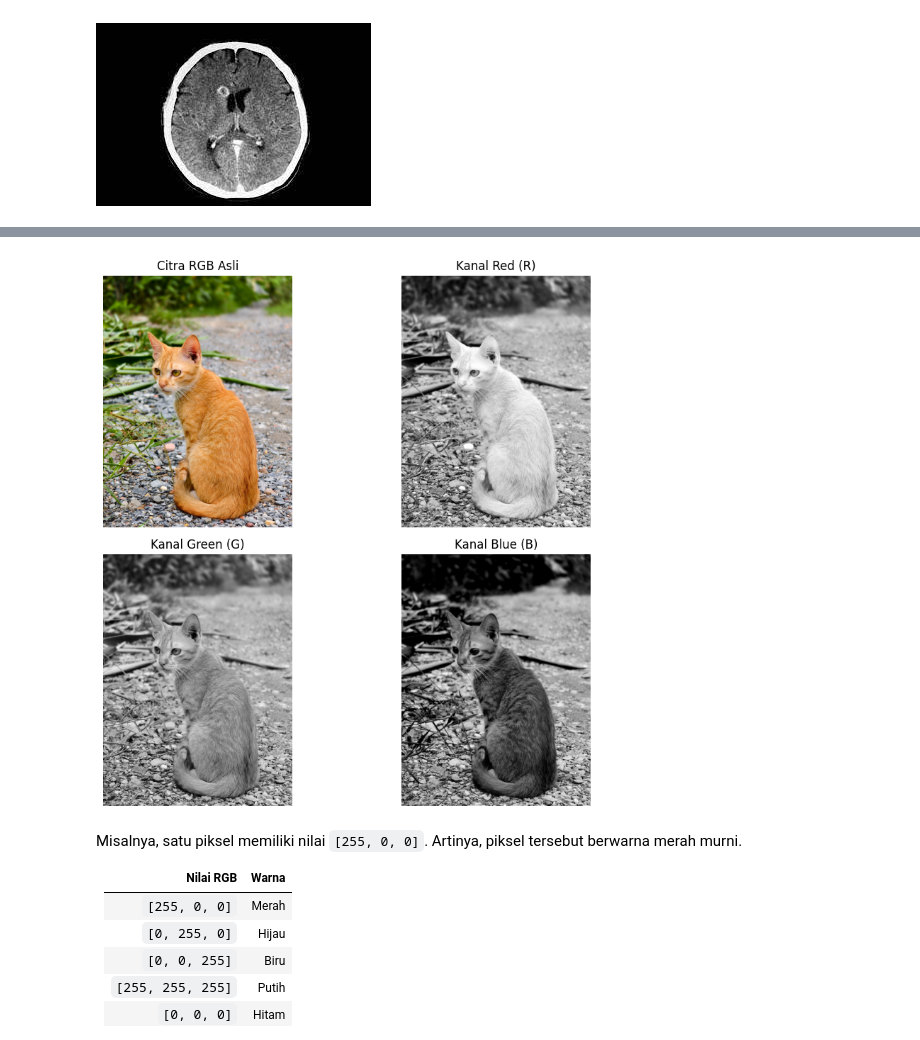
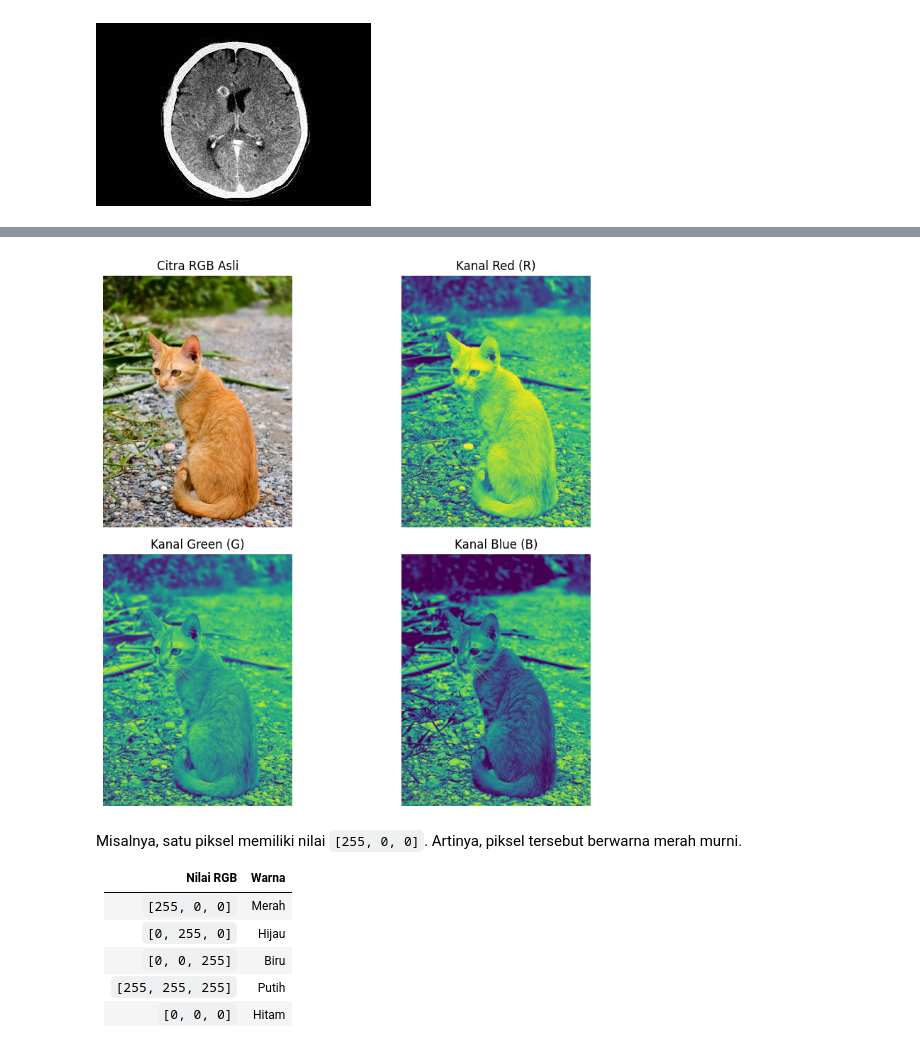
Before and after one commit to priskach/PCD_TI_FSaintek, a Jupyter notebook: M04 - Pengolahan Dasar Citra/Praktikum PCD 5 - KONSEP DASAR PENGOLAHAN CITRA DIGITAL.ipynb, the cells around one changed output, grey strips where cells are left out. Drawn from its saved outputs; the diff is of its cells as text; code cells hidden in the pictures.

```diff
--- a/M04 - Pengolahan Dasar Citra/Praktikum PCD 5 - KONSEP DASAR PENGOLAHAN CITRA DIGITAL.ipynb
+++ b/M04 - Pengolahan Dasar Citra/Praktikum PCD 5 - KONSEP DASAR PENGOLAHAN CITRA DIGITAL.ipynb
@@ -142,37 +124,37 @@ from PIL import Image
 img = np.array(Image.open('kucing.jpg').convert('RGB'))
 
 # Memisahkan kanal warna
 R = img[:, :, 0]
 G = img[:, :, 1]
 B = img[:, :, 2]
 
 # Membuat visualisasi 2 baris dan 2 kolom
 fig, axes = plt.subplots(2, 2, figsize=(10, 8))
 
 # Citra RGB asli
 axes[0, 0].imshow(img)
 axes[0, 0].set_title("Citra RGB Asli")
 
 # Kanal merah
-axes[0, 1].imshow(R, cmap='gray', vmin=0, vmax=255)
+axes[0, 1].imshow(R)
 axes[0, 1].set_title("Kanal Red (R)")
 
 # Kanal hijau
-axes[1, 0].imshow(G, cmap='gray', vmin=0, vmax=255)
+axes[1, 0].imshow(G)
 axes[1, 0].set_title("Kanal Green (G)")
 
 # Kanal biru
-axes[1, 1].imshow(B, cmap='gray', vmin=0, vmax=255)
+axes[1, 1].imshow(B)
 axes[1, 1].set_title("Kanal Blue (B)")
 
 # Menyembunyikan sumbu koordinat
 for ax in axes.ravel():
     ax.axis('off')
 
 plt.tight_layout()
 plt.show()
 # %% [output]
-[figure, old version]
+[figure, new version]
 # %% [markdown]
 Misalnya, satu piksel memiliki nilai `[255, 0, 0]`. Artinya, piksel tersebut berwarna merah murni.
 
```
Also changed, not shown: parts of 2 cells of this notebook.
